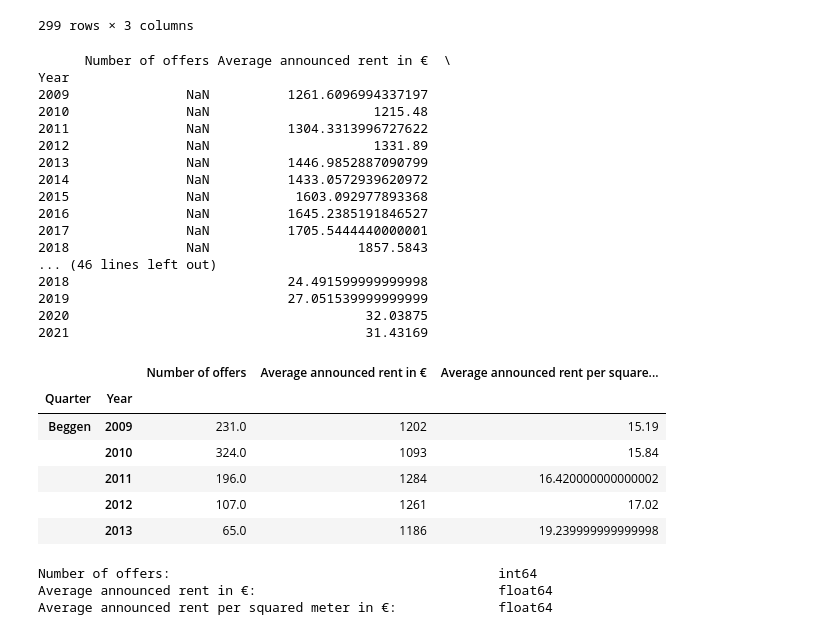
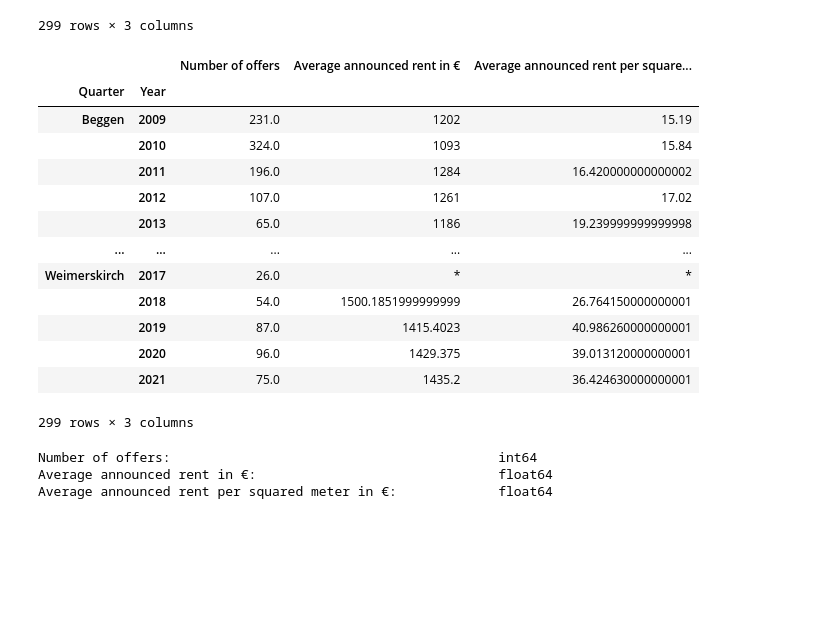
Before and after one commit to Dawreen/data-analytics-challenge, a Jupyter notebook: notebook_analysis.ipynb, the cells around one changed output. Drawn from its saved outputs; the diff is of its cells as text; code cells hidden in the pictures; blank space fills up the shorter version.

```diff
--- a/notebook_analysis.ipynb
+++ b/notebook_analysis.ipynb
@@ -217,42 +170,26 @@ Average announced price per squared meter in €:            float64
 # %%
 # acquiring the data
 rent_ap_data = pd.read_excel(rent_ap_filepath)
 
 # cleaning the indexing
 temp = clean_index(rent_ap_data)
 
-d3_lux_avg = temp[0]
-d3_nat_avg = temp[1]
-
-print(d3_lux_avg)
-print(d3_nat_avg)
-
-rent_ap_data.head()
+rent_ap_data
 # %% [output]
+|  |  | Number of offers | Average announced rent in € | Average announced rent per square... |
+| Quarter | Year |  |  |  |
+| Beggen | 2009 | 231.0 | 1202 | 15.19 |
+|  | 2010 | 324.0 | 1093 | 15.84 |
+|  | 2011 | 196.0 | 1284 | 16.420000000000002 |
+|  | 2012 | 107.0 | 1261 | 17.02 |
+|  | 2013 | 65.0 | 1186 | 19.239999999999998 |
+| ... | ... | ... | ... | ... |
+| Weimerskirch | 2017 | 26.0 | * | * |
+|  | 2018 | 54.0 | 1500.1851999999999 | 26.764150000000001 |
+|  | 2019 | 87.0 | 1415.4023 | 40.986260000000001 |
+|  | 2020 | 96.0 | 1429.375 | 39.013120000000001 |
+|  | 2021 | 75.0 | 1435.2 | 36.424630000000001 |
-      Number of offers Average announced rent in €  \
-Year
-2009               NaN          1261.6096994337197
-2010               NaN                     1215.48
-2011               NaN          1304.3313996727622
-2012               NaN                     1331.89
-2013               NaN          1446.9852887090799
-2014               NaN          1433.0572939620972
-2015               NaN           1603.092977893368
-2016               NaN          1645.2385191846527
-2017               NaN          1705.5444440000001
-2018               NaN                   1857.5843
-... (46 lines left out)
-2018                            24.491599999999998
-2019                            27.051539999999999
-2020                                      32.03875
-2021                                      31.43169
+299 rows × 3 columns
-|  |  | Number of offers | Average announced rent in € | Average announced rent per square... |
-| Quarter | Year |  |  |  |
-| Beggen | 2009 | 231.0 | 1202 | 15.19 |
-|  | 2010 | 324.0 | 1093 | 15.84 |
-|  | 2011 | 196.0 | 1284 | 16.420000000000002 |
-|  | 2012 | 107.0 | 1261 | 17.02 |
-|  | 2013 | 65.0 | 1186 | 19.239999999999998 |
 # %%
 check_type_missing(rent_ap_data, temp, rent=True)
 rent_ap_data
```
Also changed, not shown: parts of 18 cells of this notebook.
